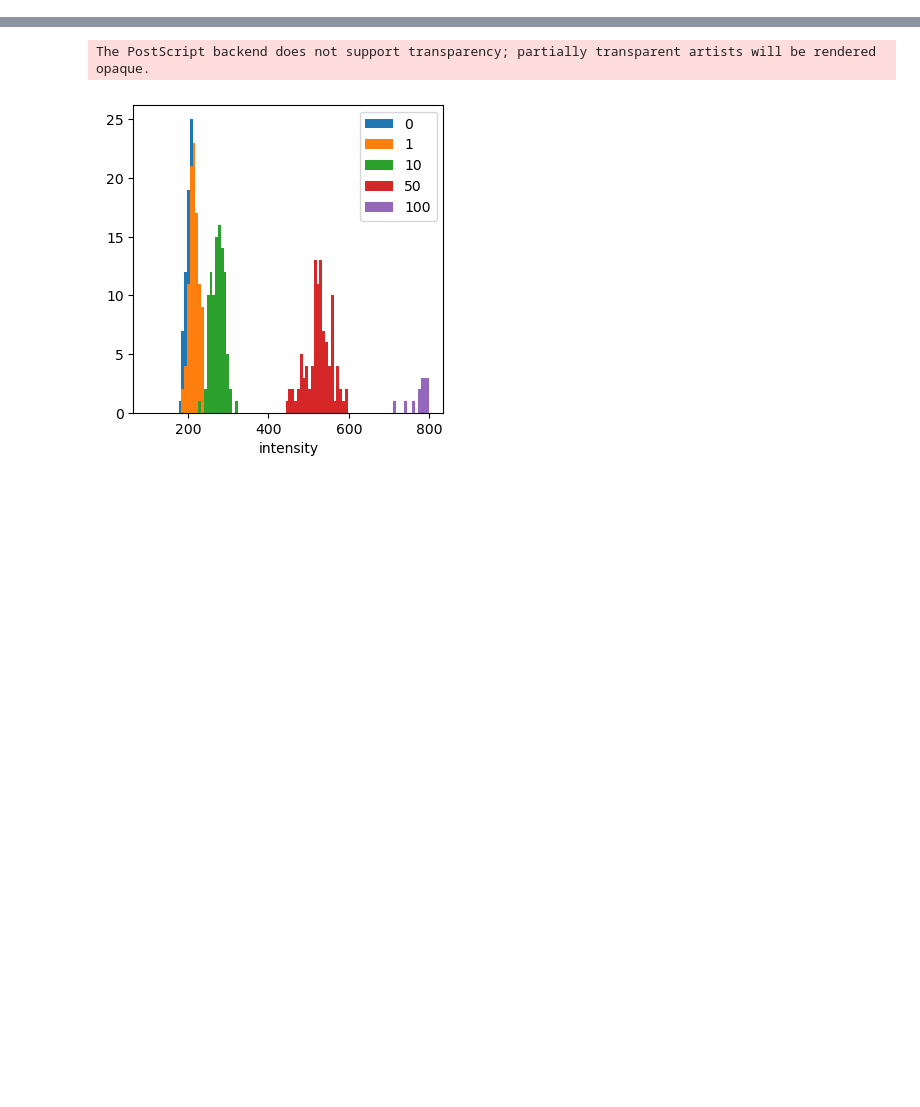
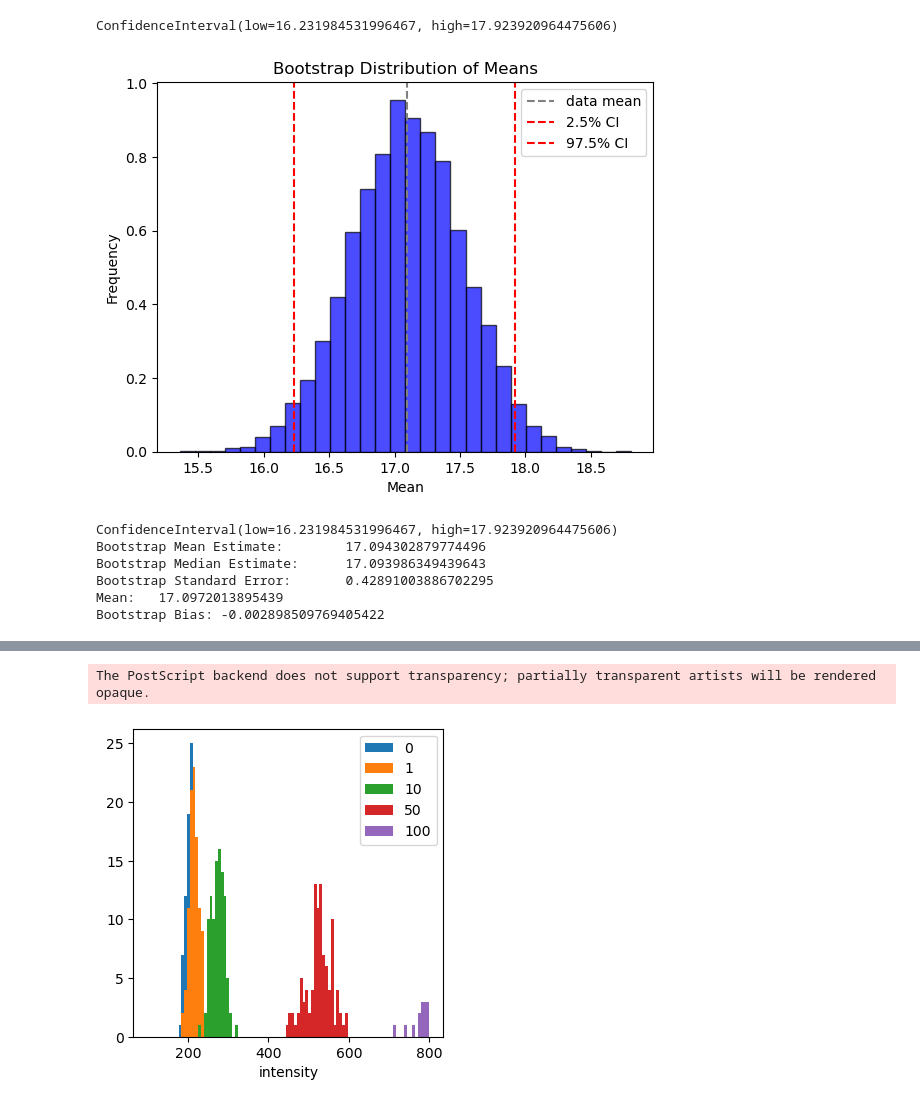
Before and after one commit to sophietheis/KineticAnalysis, a Jupyter notebook: notebook/20240722-Synthetic_datas_06-RetentionTime.ipynb, the cells around one changed output, grey strips where cells are left out. Drawn from its saved outputs; the diff is of its cells as text; code cells hidden in the pictures; blank space fills up the shorter version.

```diff
--- a/notebook/20240722-Synthetic_datas_06-RetentionTime.ipynb
+++ b/notebook/20240722-Synthetic_datas_06-RetentionTime.ipynb
@@ -242,0 +218,49 @@ The PostScript backend does not support transparency; partially transparent arti
+# %%
+from scipy.stats import bootstrap
+
+d = (results[results.retention_time == 10]["elongation_r"].to_numpy(),)
+bootstrap_ci = bootstrap(d,
+                          np.mean,
+                          confidence_level=0.95,
+                          method="percentile"
+                         )
+bootstrap_ci.confidence_interval
+# %% [output]
+ConfidenceInterval(low=16.231984531996467, high=17.923920964475606)
+# %%
+import matplotlib.pyplot as plt
+
+plt.hist(bootstrap_ci.bootstrap_distribution, density=True, bins=30, alpha=0.7, color='blue', edgecolor='black')
+plt.title('Bootstrap Distribution of Means')
+plt.xlabel('Mean')
+plt.ylabel('Frequency')
+plt.axvline(np.mean(d)  , color='grey', linestyle='dashed', label='data mean')
+plt.axvline(bootstrap_ci.confidence_interval.low, color='red', linestyle='dashed', label='2.5% CI')
+plt.axvline(bootstrap_ci.confidence_interval.high, color='red', linestyle='dashed', label='97.5% CI')
+plt.legend()
+plt.show()
+
+print(bootstrap_ci.confidence_interval)
+# calculate central tendency
+mean_estimate = np.mean(bootstrap_ci.bootstrap_distribution)
+median_estimate = np.median(bootstrap_ci.bootstrap_distribution)
+print(f"Bootstrap Mean Estimate: \t{mean_estimate}")
+print(f"Bootstrap Median Estimate: \t{median_estimate}")
+
+# measure variability
+standard_error = np.std(bootstrap_ci.bootstrap_distribution)
+print(f"Bootstrap Standard Error: \t{standard_error}")
+
+# Assess bias
+original_statistic = np.mean(d)
+print(f"Mean: \t{original_statistic}")
+bias = np.mean(bootstrap_ci.bootstrap_distribution) - original_statistic
+print(f"Bootstrap Bias: {bias}")
+# %% [output]
+[figure, added]
+ConfidenceInterval(low=16.231984531996467, high=17.923920964475606)
+Bootstrap Mean Estimate:        17.094302879774496
+Bootstrap Median Estimate:      17.093986349439643
+Bootstrap Standard Error:       0.42891003886702295
+Mean:   17.0972013895439
+Bootstrap Bias: -0.002898509769405422
```
Also changed, not shown: parts of 11 cells of this notebook, 10 other files.
